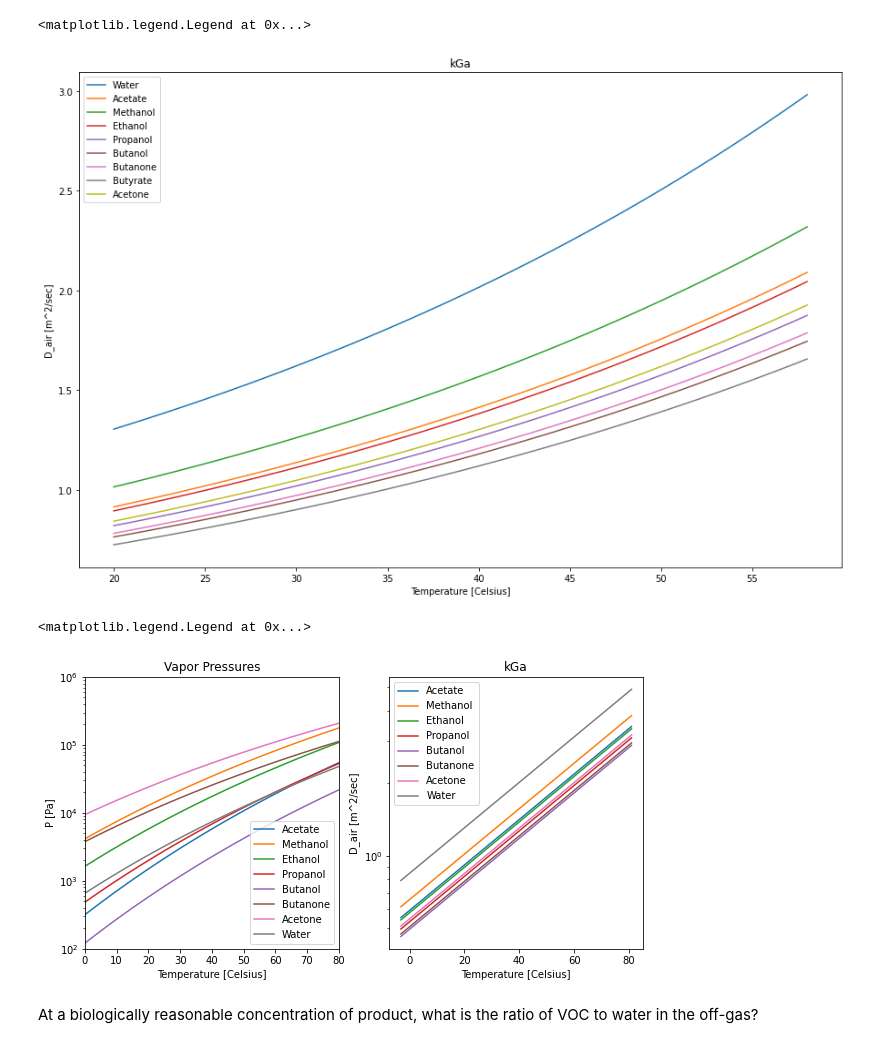
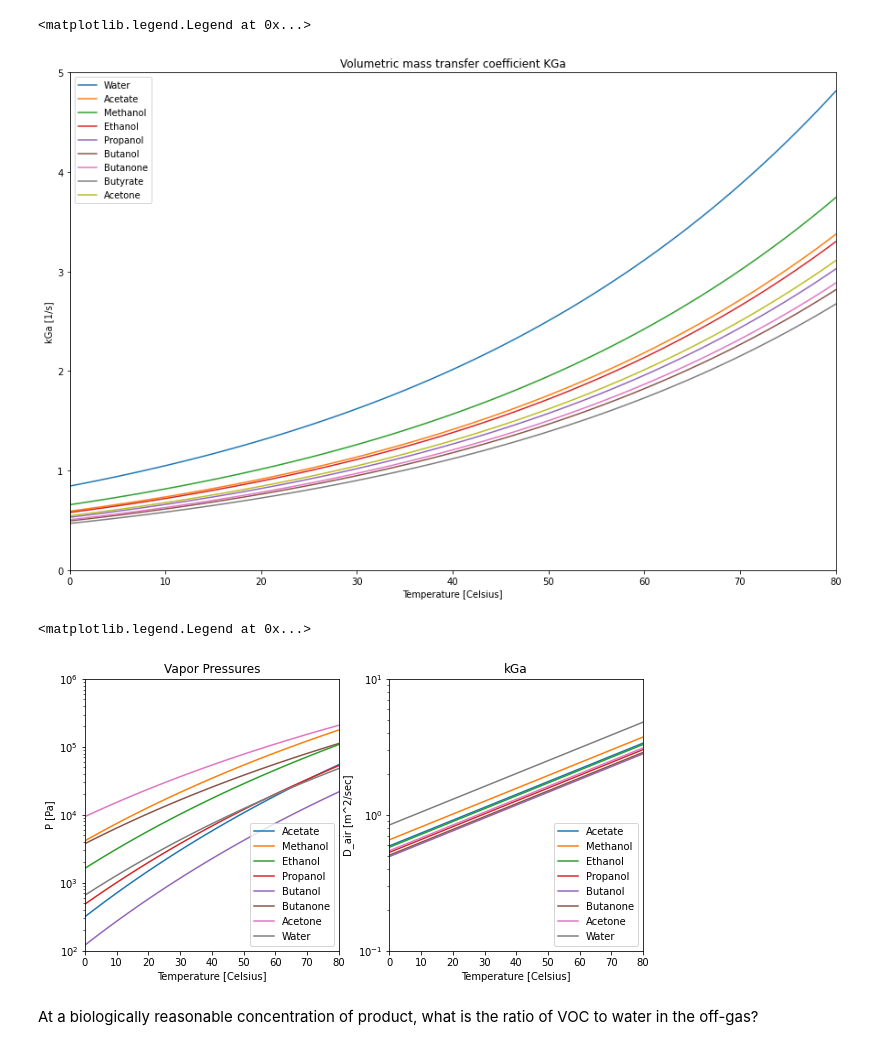
Before and after one commit to biosustain/CO2_fixation_models, a Jupyter notebook: Scripts/S3B_TempChangeDiffusionCoefAir.ipynb, the cells around one changed output. Drawn from its saved outputs; the diff is of its cells as text; code cells hidden in the pictures.

```diff
--- a/Scripts/S3B_TempChangeDiffusionCoefAir.ipynb
+++ b/Scripts/S3B_TempChangeDiffusionCoefAir.ipynb
@@ -53,30 +74,29 @@ def kGa(DGR, t):
     kGR = 2/3.6 * 10**3 * d_vs * DGR**0.5 * v_gas**0.18
     return kGR * a * theta**(t-293.15) #[1/s]
 # %%
-t = np.arange(293.15, 332.15, 1)
+#t = np.arange(293.15, 332.15, 1)
 
 fig = plt.figure(figsize=(15,10))
 
 #Output results
 #plt.subplot(1,2,1)
-plt.title(f"kGa")
-#plt.axis([293, 332, 0, 110000])
+plt.title(f"Volumetric mass transfer coefficient KGa")
+plt.axis([Kelvin_Celsius(T0), Kelvin_Celsius(T0)+dt, 0, 5])
 plt.xlabel('Temperature [Celsius]')
-plt.ylabel('D_air [m^2/sec]')
-plt.plot(celsius(t), kGa(DGR_H2O, t))
-plt.plot(celsius(t), kGa(DGR_Actt, t))
-plt.plot(celsius(t), kGa(DGR_MetOH, t))
-plt.plot(celsius(t), kGa(DGR_EtOH, t))
-plt.plot(celsius(t), kGa(DGR_PropOH, t))
-plt.plot(celsius(t), kGa(DGR_ButOH, t))
-plt.plot(celsius(t), kGa(DGR_Butnon, t))
-plt.plot(celsius(t), kGa(DGR_Butyrt, t))
-plt.plot(celsius(t), kGa(DGR_Actn, t))
-#plt.plot(t, kGa_m2(t))
+plt.ylabel('kGa [1/s]')
+plt.plot(Kelvin_Celsius(T), kGa(DGR_H2O, T))
+plt.plot(Kelvin_Celsius(T), kGa(DGR_Actt, T))
+plt.plot(Kelvin_Celsius(T), kGa(DGR_MetOH, T))
+plt.plot(Kelvin_Celsius(T), kGa(DGR_EtOH, T))
+plt.plot(Kelvin_Celsius(T), kGa(DGR_PropOH, T))
+plt.plot(Kelvin_Celsius(T), kGa(DGR_ButOH, T))
+plt.plot(Kelvin_Celsius(T), kGa(DGR_Butnon, T))
+plt.plot(Kelvin_Celsius(T), kGa(DGR_Butyrt, T))
+plt.plot(Kelvin_Celsius(T), kGa(DGR_Actn, T))
 plt.legend(["Water","Acetate","Methanol","Ethanol","Propanol","Butanol","Butanone","Butyrate","Acetone"])
 # %% [output]
 <matplotlib.legend.Legend at 0x...>
-[figure, old version]
+[figure, new version]
 # %%
 #Enthalpy of vaporization
 DH_vap_H2O = 4.3 * 10**4 #J/mol no single source, range 4.6-4.0 between 0-100°C
@@ -110,52 +130,52 @@ def Pt(P0, T0, DH_vap, t, x):
 
 #is this an alternative tot he Antoine equation? or is this the same?
 # %%
-t = np.arange(270, 355, 1)
+#t = np.arange(270, 355, 1)
 
 fig = plt.figure(figsize=(10,5))
 
 #Output results
 plt.subplot(1,2,1)
 plt.title(f"Vapor Pressures")
-plt.axis([0, 80, 100, 1000000])
+plt.axis([Kelvin_Celsius(T0), Kelvin_Celsius(T0)+dt, 100, 1000000])
 plt.xlabel('Temperature [Celsius]')
 plt.ylabel('P [Pa]')
-plt.plot(celsius(t), Pt(P0_Actt, T0_PP, DH_vap_Actt, t, 1))
-plt.plot(celsius(t), Pt(P0_MetOH, T0_PP, DH_vap_MetOH, t, 1))
-plt.plot(celsius(t), Pt(P0_EtOH, T0_PP, DH_vap_EtOH, t, 1))
-plt.plot(celsius(t), Pt(P0_PropOH, T0_PP, DH_vap_PropOH, t, 1))
-plt.plot(celsius(t), Pt(P0_ButOH, T0_PP, DH_vap_ButOH, t, 1))
-plt.plot(celsius(t), Pt(P0_Butnon, T0_PP, DH_vap_Butnon, t, 1))
-plt.plot(celsius(t), Pt(P0_Actn, T0_PP, DH_vap_Actn, t, 1))
-plt.plot(celsius(t), Pt(P0_H2O, T0_PP, DH_vap_H2O, t, 1))
-#plt.plot(celsius(t), Pt(P0_Butyrt, T0_PP, DH_vap_Butyrt, t, 1))
-#plt.plot(celsius(t), Pt(P0_Butdiol, T0_PP, DH_vap_Butdiol, t, 1))
+plt.plot(Kelvin_Celsius(T), Pt(P0_Actt, T0_PP, DH_vap_Actt, T, 1))
+plt.plot(Kelvin_Celsius(T), Pt(P0_MetOH, T0_PP, DH_vap_MetOH, T, 1))
+plt.plot(Kelvin_Celsius(T), Pt(P0_EtOH, T0_PP, DH_vap_EtOH, T, 1))
+plt.plot(Kelvin_Celsius(T), Pt(P0_PropOH, T0_PP, DH_vap_PropOH, T, 1))
+plt.plot(Kelvin_Celsius(T), Pt(P0_ButOH, T0_PP, DH_vap_ButOH, T, 1))
+plt.plot(Kelvin_Celsius(T), Pt(P0_Butnon, T0_PP, DH_vap_Butnon, T, 1))
+plt.plot(Kelvin_Celsius(T), Pt(P0_Actn, T0_PP, DH_vap_Actn, T, 1))
+plt.plot(Kelvin_Celsius(T), Pt(P0_H2O, T0_PP, DH_vap_H2O, T, 1))
+#plt.plot(Kelvin_Celsius(T), Pt(P0_Butyrt, T0_PP, DH_vap_Butyrt, T, 1))
+#plt.plot(Kelvin_Celsius(T), Pt(P0_Butdiol, T0_PP, DH_vap_Butdiol, T, 1))
 plt.yscale("log")
 plt.legend(["Acetate","Methanol","Ethanol","Propanol","Butanol","Butanone","Acetone","Water"])#,"Butyrate","Butanediol"])
 
 plt.subplot(1,2,2)
 plt.title(f"kGa")
-#plt.axis([293, 332, 0.5, 5])
+plt.axis([Kelvin_Celsius(T0), Kelvin_Celsius(T0)+dt, 0.1, 10])
 plt.xlabel('Temperature [Celsius]')
 plt.ylabel('D_air [m^2/sec]')
-plt.plot(celsius(t), kGa(DGR_Actt, t))
-plt.plot(celsius(t), kGa(DGR_MetOH, t))
-plt.plot(celsius(t), kGa(DGR_EtOH, t))
-plt.plot(celsius(t), kGa(DGR_PropOH, t))
-plt.plot(celsius(t), kGa(DGR_ButOH, t))
-plt.plot(celsius(t), kGa(DGR_Butnon, t))
-plt.plot(celsius(t), kGa(DGR_Actn, t))
-plt.plot(celsius(t), kGa(DGR_H2O, t))
-#plt.plot(celsius(t), kGa(DGR_Butyrt, t))
-#plt.plot(celsius(t), kGa(DGR_Butdiol, t))
+plt.plot(Kelvin_Celsius(T), kGa(DGR_Actt, T))
+plt.plot(Kelvin_Celsius(T), kGa(DGR_MetOH, T))
+plt.plot(Kelvin_Celsius(T), kGa(DGR_EtOH, T))
+plt.plot(Kelvin_Celsius(T), kGa(DGR_PropOH, T))
+plt.plot(Kelvin_Celsius(T), kGa(DGR_ButOH, T))
+plt.plot(Kelvin_Celsius(T), kGa(DGR_Butnon, T))
+plt.plot(Kelvin_Celsius(T), kGa(DGR_Actn, T))
+plt.plot(Kelvin_Celsius(T), kGa(DGR_H2O, T))
+#plt.plot(Kelvin_Celsius(T), kGa(DGR_Butyrt, T))
+#plt.plot(Kelvin_Celsius(T), kGa(DGR_Butdiol, T))
 plt.yscale("log")
 plt.legend(["Acetate","Methanol","Ethanol","Propanol","Butanol","Butanone","Acetone","Water"])#,"Butyrate","Butanediol"])
 
 #results for Butanediol confirmed in: BELIED SALEH KUWAIR, VAPOR PRESSURE OF SELECTED PURE MATERIALS AND MIXTURES
 #results for acetone confirmed: http://ddbonline.ddbst.de/AntoineCalculation/AntoineCalculationCGI.exe?component=Acetone
 # %% [output]
 <matplotlib.legend.Legend at 0x...>
-[figure, old version]
+[figure, new version]
 # %% [markdown]
 At a biologically reasonable concentration of product, what is the ratio of VOC to water in the off-gas?
 # %%
```
Also changed, not shown: parts of 5 cells of this notebook, 1 other file.
